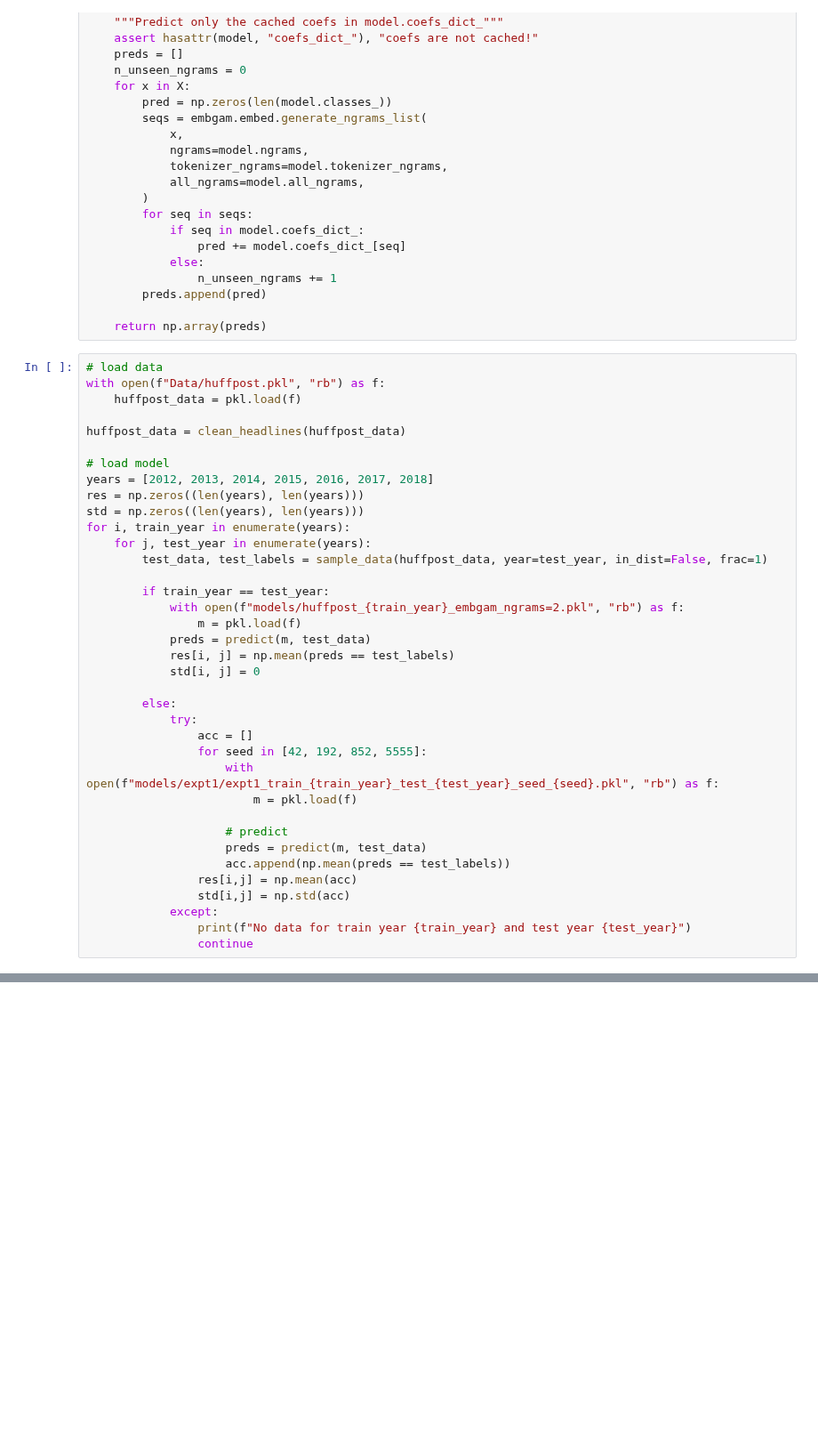
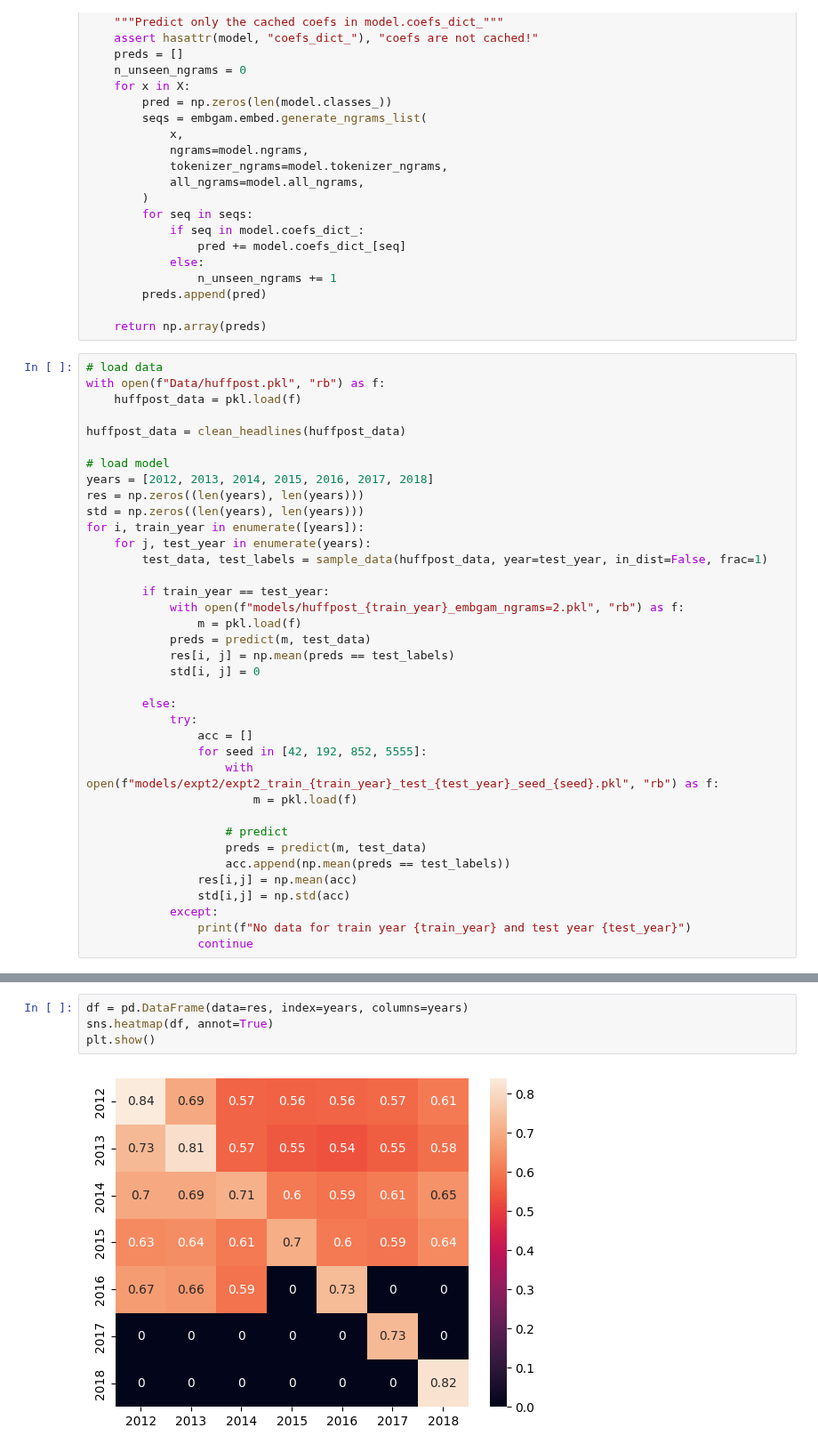
Before and after one commit to microsoft/augmented-interpretable-models, a Jupyter notebook: experimental/huffpost/expt2.ipynb, the cells around one changed output, grey strips where cells are left out. Shown at 89% size. Cells and saved outputs as stored; diff of their text form; blank space fills up the shorter version.

Commit message:
expt3

```diff
--- a/experimental/huffpost/expt2.ipynb
+++ b/experimental/huffpost/expt2.ipynb
@@ -56,7 +60,7 @@ huffpost_data = clean_headlines(huffpost_data)
 years = [2012, 2013, 2014, 2015, 2016, 2017, 2018]
 res = np.zeros((len(years), len(years)))
 std = np.zeros((len(years), len(years)))
-for i, train_year in enumerate(years):
+for i, train_year in enumerate([years]):
     for j, test_year in enumerate(years):
         test_data, test_labels = sample_data(huffpost_data, year=test_year, in_dist=False, frac=1)
 
@@ -71,7 +75,7 @@ for i, train_year in enumerate(years):
             try:
                 acc = []
                 for seed in [42, 192, 852, 5555]:
-                    with open(f"models/expt1/expt1_train_{train_year}_test_{test_year}_seed_{seed}.pkl", "rb") as f:
+                    with open(f"models/expt2/expt2_train_{train_year}_test_{test_year}_seed_{seed}.pkl", "rb") as f:
                         m = pkl.load(f)
 
                     # predict
@@ -86,0 +107,6 @@ KeyboardInterrupt:
+# %%
+df = pd.DataFrame(data=res, index=years, columns=years)
+sns.heatmap(df, annot=True)
+plt.show()
+# %% [output]
+[figure, added]
```
Also changed, not shown: parts of 2 cells of this notebook, 5 other files.
